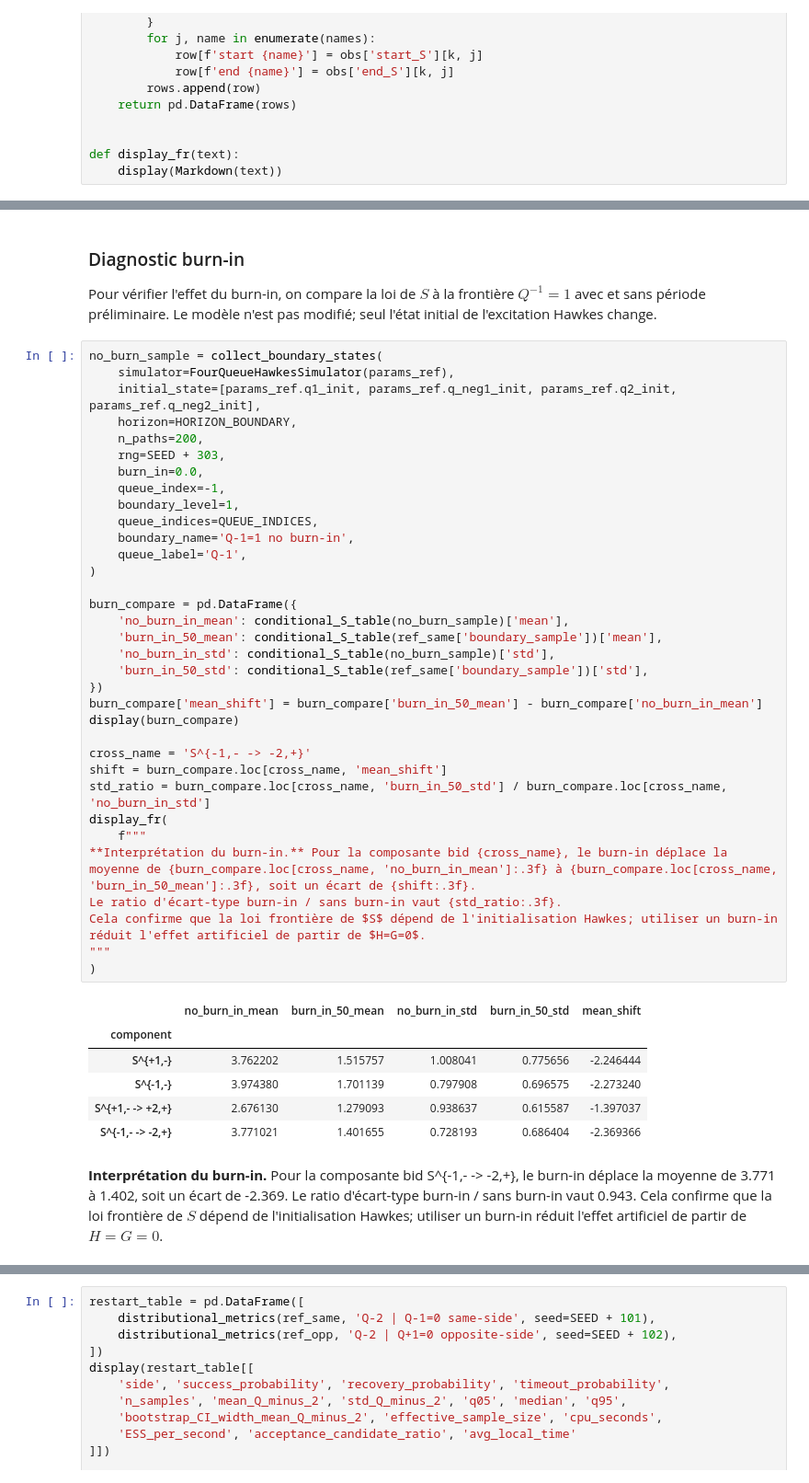
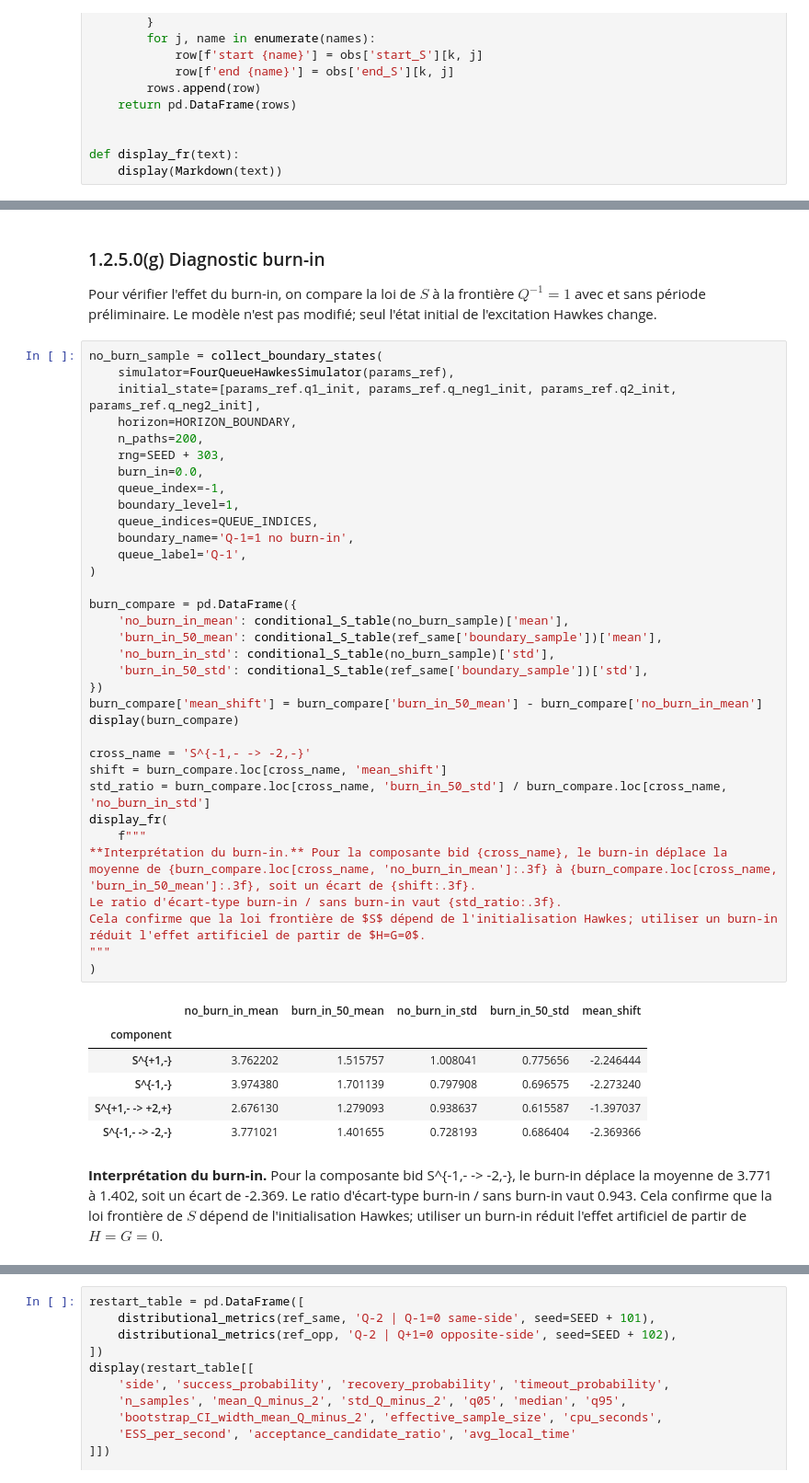
Before and after one commit to ApolloHong/Modal_Order_Book, a Jupyter notebook: nb3_125_deuxieme_limite.ipynb, the cells around one changed output, grey strips where cells are left out. Shown at 92% size. Cells and saved outputs as stored; diff of their text form.

```diff
--- a/nb3_125_deuxieme_limite.ipynb
+++ b/nb3_125_deuxieme_limite.ipynb
@@ -524,7 +529,7 @@ Pour $Q^{-1}=1$, la moyenne de $S^{-1,-	o -2,+}$ vaut 1.402 et son quantile 95 %
 Pour $Q^{+1}=1$, la moyenne ask $S^{+1,-	o +2,+}$ vaut 1.494.
 Une masse importante dans la composante bid indique que les retraits récents de $Q^{-1}$ ont déjà activé l'arrivée sur $Q^{-2}$ avant le redémarrage.
 # %% [markdown]
-### Diagnostic burn-in
+### 1.2.5.0(g) Diagnostic burn-in
 
 Pour vérifier l'effet du burn-in, on compare la loi de $S$ à la frontière $Q^{-1}=1$ avec et sans période préliminaire. Le modèle n'est pas modifié; seul l'état initial de l'excitation Hawkes change.
 # %%
@@ -539,37 +544,37 @@ no_burn_sample = collect_boundary_states(
     boundary_level=1,
     queue_indices=QUEUE_INDICES,
     boundary_name='Q-1=1 no burn-in',
     queue_label='Q-1',
 )
 
 burn_compare = pd.DataFrame({
     'no_burn_in_mean': conditional_S_table(no_burn_sample)['mean'],
     'burn_in_50_mean': conditional_S_table(ref_same['boundary_sample'])['mean'],
     'no_burn_in_std': conditional_S_table(no_burn_sample)['std'],
     'burn_in_50_std': conditional_S_table(ref_same['boundary_sample'])['std'],
 })
 burn_compare['mean_shift'] = burn_compare['burn_in_50_mean'] - burn_compare['no_burn_in_mean']
 display(burn_compare)
 
-cross_name = 'S^{-1,- -> -2,+}'
+cross_name = 'S^{-1,- -> -2,-}'
 shift = burn_compare.loc[cross_name, 'mean_shift']
 std_ratio = burn_compare.loc[cross_name, 'burn_in_50_std'] / burn_compare.loc[cross_name, 'no_burn_in_std']
 display_fr(
     f"""
 **Interprétation du burn-in.** Pour la composante bid {cross_name}, le burn-in déplace la moyenne de {burn_compare.loc[cross_name, 'no_burn_in_mean']:.3f} à {burn_compare.loc[cross_name, 'burn_in_50_mean']:.3f}, soit un écart de {shift:.3f}.
 Le ratio d'écart-type burn-in / sans burn-in vaut {std_ratio:.3f}.
 Cela confirme que la loi frontière de $S$ dépend de l'initialisation Hawkes; utiliser un burn-in réduit l'effet artificiel de partir de $H=G=0$.
 """
 )
 # %% [output]
 |  | no_burn_in_mean | burn_in_50_mean | no_burn_in_std | burn_in_50_std | mean_shift |
 | component |  |  |  |  |  |
 | S^{+1,-} | 3.762202 | 1.515757 | 1.008041 | 0.775656 | -2.246444 |
 | S^{-1,-} | 3.974380 | 1.701139 | 0.797908 | 0.696575 | -2.273240 |
 | S^{+1,- -> +2,+} | 2.676130 | 1.279093 | 0.938637 | 0.615587 | -1.397037 |
-| S^{-1,- -> -2,+} | 3.771021 | 1.401655 | 0.728193 | 0.686404 | -2.369366 |
+| S^{-1,- -> -2,-} | 3.771021 | 1.401655 | 0.728193 | 0.686404 | -2.369366 |
 
-**Interprétation du burn-in.** Pour la composante bid S^{-1,- -> -2,+}, le burn-in déplace la moyenne de 3.771 à 1.402, soit un écart de -2.369.
+**Interprétation du burn-in.** Pour la composante bid S^{-1,- -> -2,-}, le burn-in déplace la moyenne de 3.771 à 1.402, soit un écart de -2.369.
 Le ratio d'écart-type burn-in / sans burn-in vaut 0.943.
 Cela confirme que la loi frontière de $S$ dépend de l'initialisation Hawkes; utiliser un burn-in réduit l'effet artificiel de partir de $H=G=0$.
 # %% [markdown]
```
Also changed, not shown: parts of 34 cells of this notebook, 7 other files.
